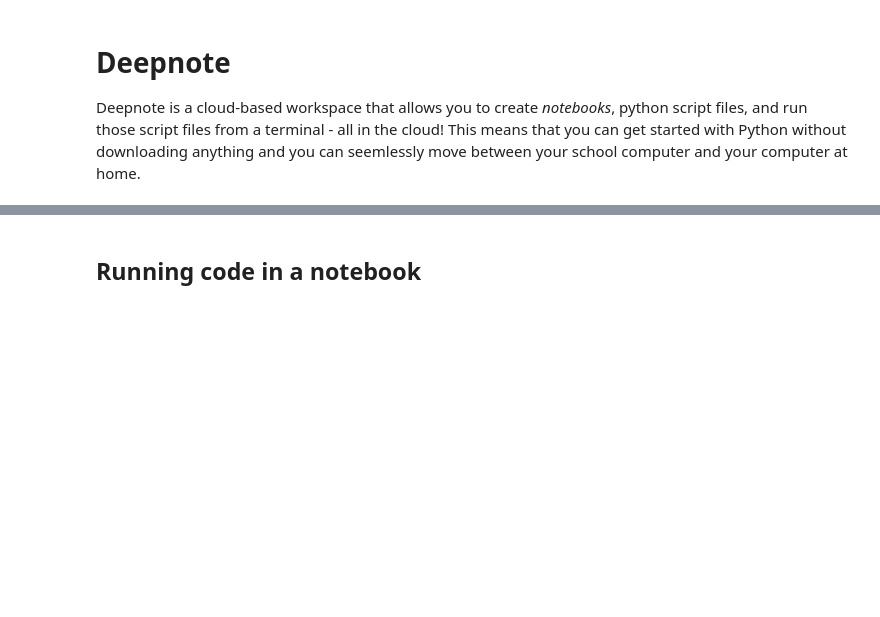
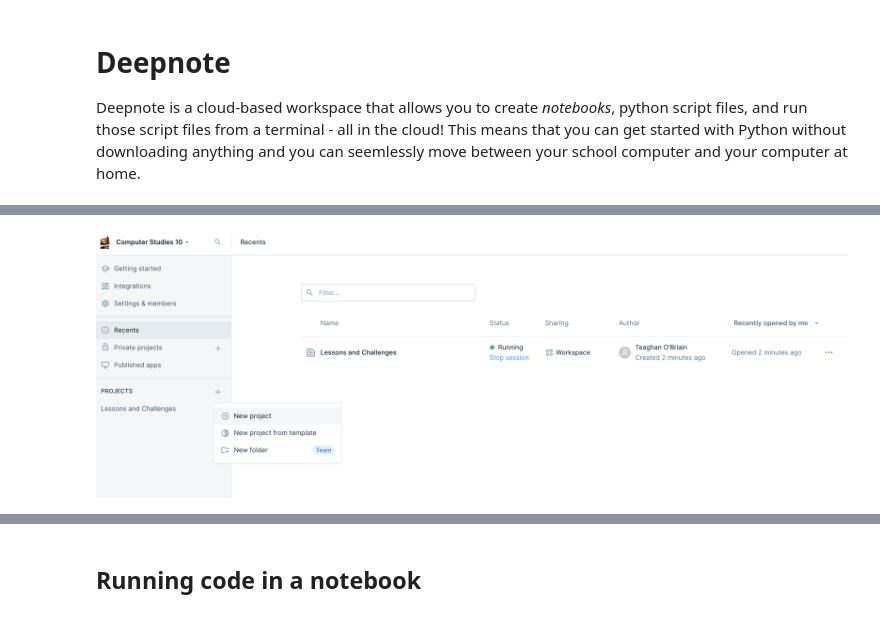
Before and after one commit to teaghan/CS10, a Jupyter notebook: Unit4_Lesson1.ipynb, the cells around one changed output, grey strips where cells are left out. Cells and saved outputs as stored; diff of their text form; code cells hidden in the pictures; blank space fills up the shorter version.

```diff
--- a/Unit4_Lesson1.ipynb
+++ b/Unit4_Lesson1.ipynb
@@ -137,0 +130,4 @@ Within a notebook like this, you can write python code, write "normal text" alon
+# %%
+Image(filename="./images/new_project.png")
+# %% [output]
+[figure, added]
```
Also changed, not shown: parts of 24 cells of this notebook, 30 other files.
